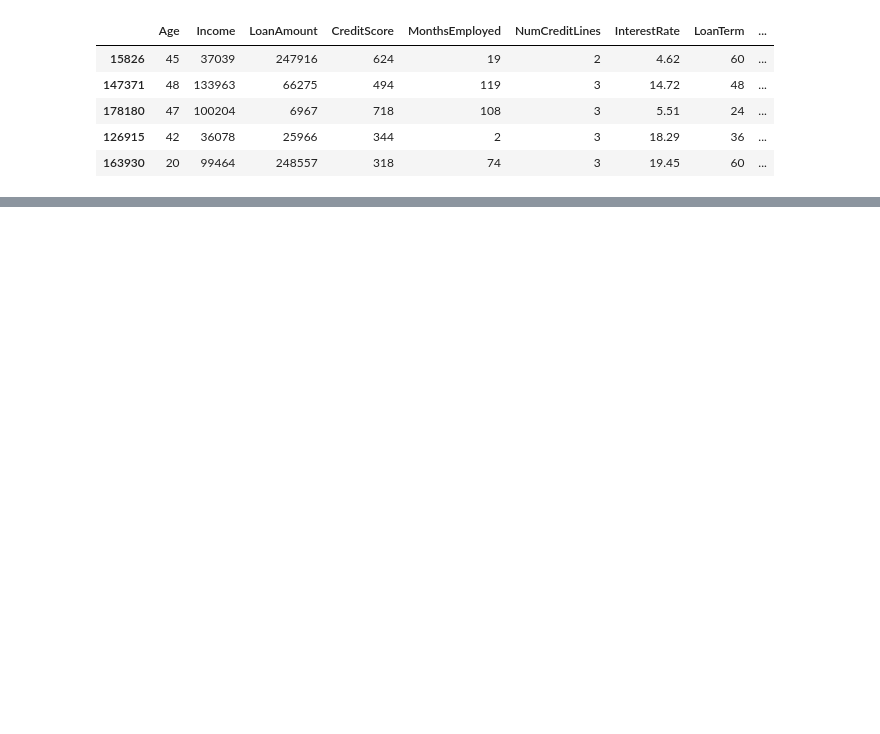
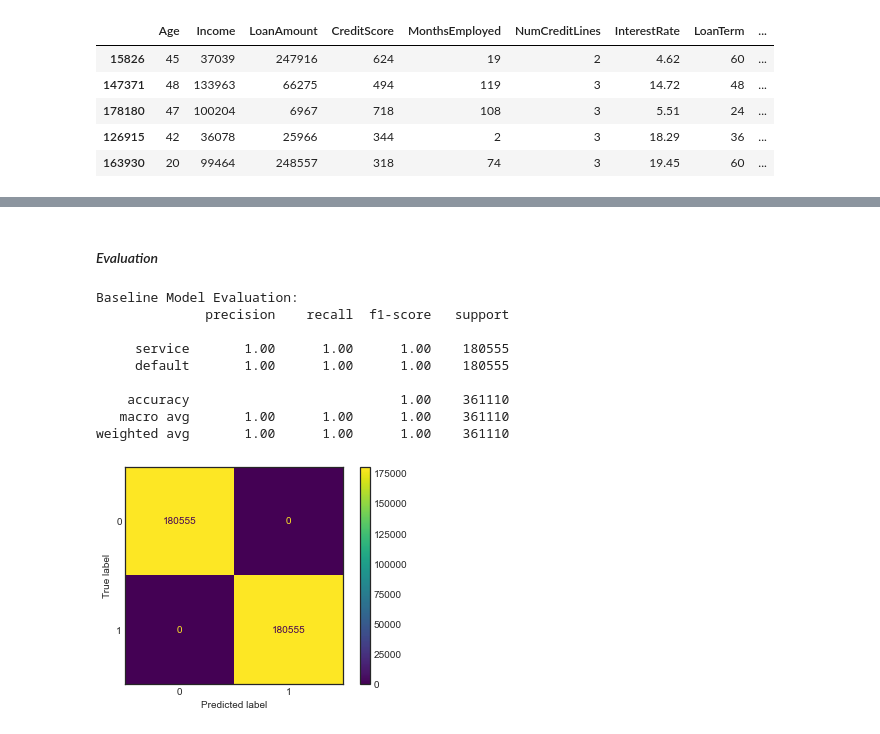
Before and after one commit to Assesa44/Who-Will-Default-, a Jupyter notebook: Notebooks/03_modeling_decisiontree_randomforest.ipynb, the cells around one changed output, grey strips where cells are left out. Saved outputs shown, nothing was run; the diff lists cells and outputs as text; code cells hidden in the pictures; blank space fills up the shorter version.

```diff
--- a/Notebooks/03_modeling_decisiontree_randomforest.ipynb
+++ b/Notebooks/03_modeling_decisiontree_randomforest.ipynb
@@ -73,0 +106,25 @@ X_dt.head()
+# %% [markdown]
+#### *Evaluation*
+# %%
+# Labels
+class_label = ['service', 'default']
+
+# Print model evaluation
+print('Baseline Model Evaluation:')
+print(classification_report(y_train_resampled, y_pred, target_names= class_label))
+
+conf_matrix = confusion_matrix(y_train_resampled, y_pred)
+plt.style.use('seaborn-white')
+disp = ConfusionMatrixDisplay(conf_matrix)
+disp.plot();
+# %% [output]
+Baseline Model Evaluation:
+              precision    recall  f1-score   support
+
+     service       1.00      1.00      1.00    180555
+     default       1.00      1.00      1.00    180555
+
+    accuracy                           1.00    361110
+   macro avg       1.00      1.00      1.00    361110
+weighted avg       1.00      1.00      1.00    361110
+[figure, added]
```
Also changed, not shown: parts of 16 cells of this notebook.
